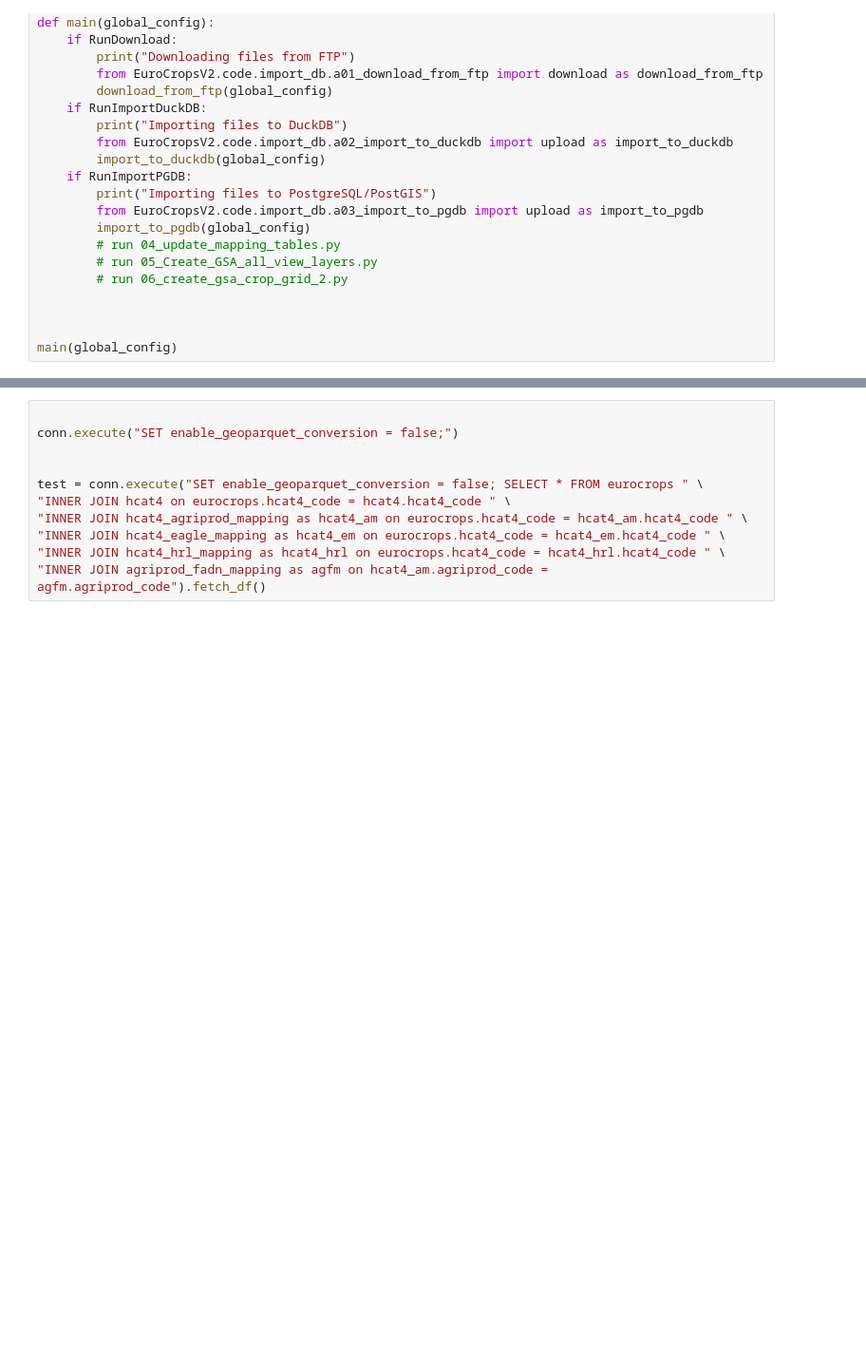
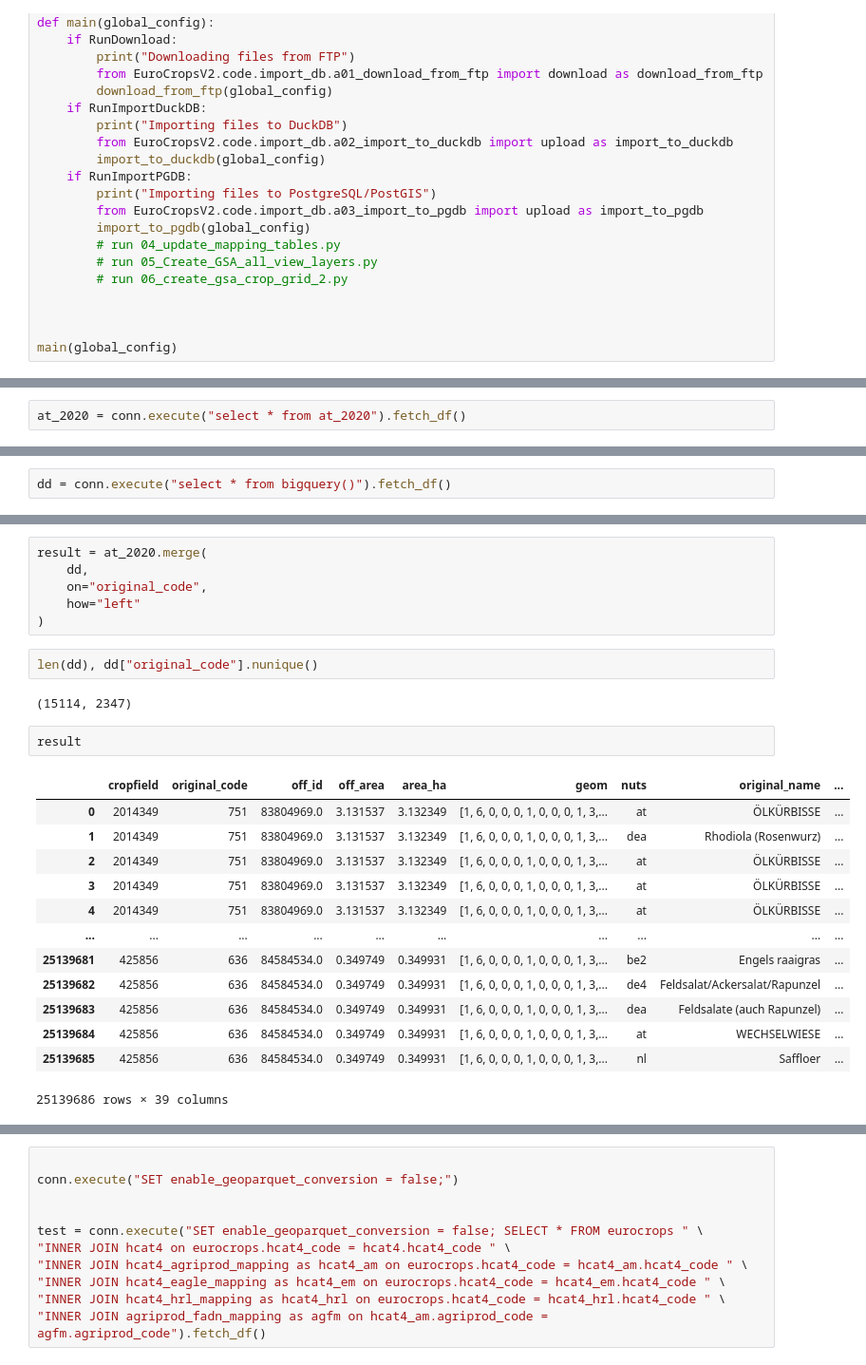
Before and after one commit to wr3nch623/RSSIA-Project, a Jupyter notebook: duckdb_dataget.ipynb, the cells around one changed output, grey strips where cells are left out. Shown at 95% size. Saved outputs shown, nothing was run; the diff lists cells and outputs as text; blank space fills up the shorter version.

```diff
--- a/duckdb_dataget.ipynb
+++ b/duckdb_dataget.ipynb
@@ -114,0 +112,2 @@ print(tables_df)
+# %%
+at_2020 = conn.execute("select * from at_2020").fetch_df()
@@ -114,0 +130,2 @@ print(tables_df)
+# %%
+dd = conn.execute("select * from bigquery()").fetch_df()
@@ -114,0 +154,26 @@ print(tables_df)
+# %%
+result = at_2020.merge(
+    dd,
+    on="original_code",
+    how="left"
+)
+# %%
+len(dd), dd["original_code"].nunique()
+# %% [output]
+(15114, 2347)
+# %%
+result
+# %% [output]
+|  | cropfield | original_code | off_id | off_area | area_ha | geom | nuts | original_name | ... |
+| 0 | 2014349 | 751 | 83804969.0 | 3.131537 | 3.132349 | [1, 6, 0, 0, 0, 1, 0, 0, 0, 1, 3,... | at | ÖLKÜRBISSE | ... |
+| 1 | 2014349 | 751 | 83804969.0 | 3.131537 | 3.132349 | [1, 6, 0, 0, 0, 1, 0, 0, 0, 1, 3,... | dea | Rhodiola (Rosenwurz) | ... |
+| 2 | 2014349 | 751 | 83804969.0 | 3.131537 | 3.132349 | [1, 6, 0, 0, 0, 1, 0, 0, 0, 1, 3,... | at | ÖLKÜRBISSE | ... |
+| 3 | 2014349 | 751 | 83804969.0 | 3.131537 | 3.132349 | [1, 6, 0, 0, 0, 1, 0, 0, 0, 1, 3,... | at | ÖLKÜRBISSE | ... |
+| 4 | 2014349 | 751 | 83804969.0 | 3.131537 | 3.132349 | [1, 6, 0, 0, 0, 1, 0, 0, 0, 1, 3,... | at | ÖLKÜRBISSE | ... |
+| ... | ... | ... | ... | ... | ... | ... | ... | ... | ... |
+| 25139681 | 425856 | 636 | 84584534.0 | 0.349749 | 0.349931 | [1, 6, 0, 0, 0, 1, 0, 0, 0, 1, 3,... | be2 | Engels raaigras | ... |
+| 25139682 | 425856 | 636 | 84584534.0 | 0.349749 | 0.349931 | [1, 6, 0, 0, 0, 1, 0, 0, 0, 1, 3,... | de4 | Feldsalat/Ackersalat/Rapunzel | ... |
+| 25139683 | 425856 | 636 | 84584534.0 | 0.349749 | 0.349931 | [1, 6, 0, 0, 0, 1, 0, 0, 0, 1, 3,... | dea | Feldsalate (auch Rapunzel) | ... |
+| 25139684 | 425856 | 636 | 84584534.0 | 0.349749 | 0.349931 | [1, 6, 0, 0, 0, 1, 0, 0, 0, 1, 3,... | at | WECHSELWIESE | ... |
+| 25139685 | 425856 | 636 | 84584534.0 | 0.349749 | 0.349931 | [1, 6, 0, 0, 0, 1, 0, 0, 0, 1, 3,... | nl | Saffloer | ... |
+25139686 rows × 39 columns
```
Also changed, not shown: parts of 17 cells of this notebook, 1 other file.
